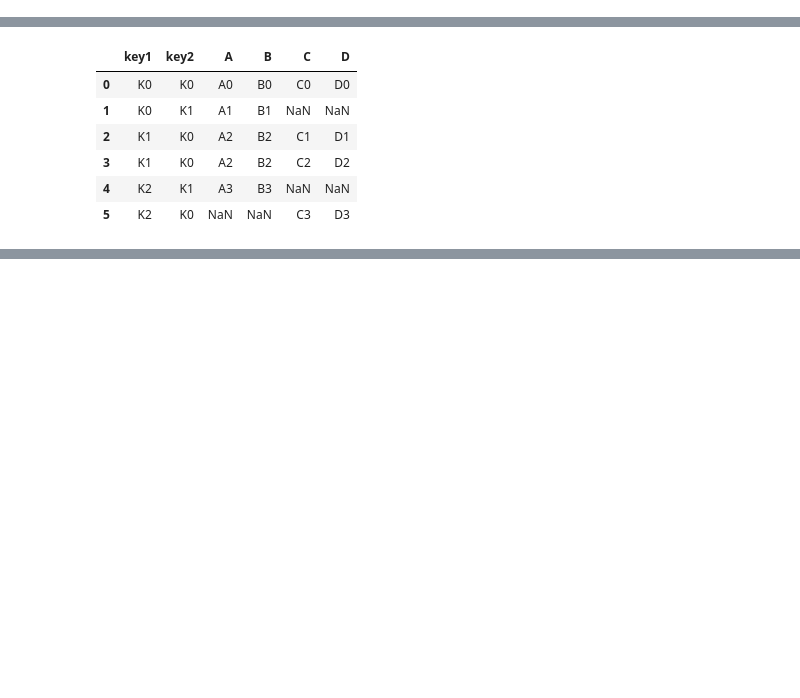
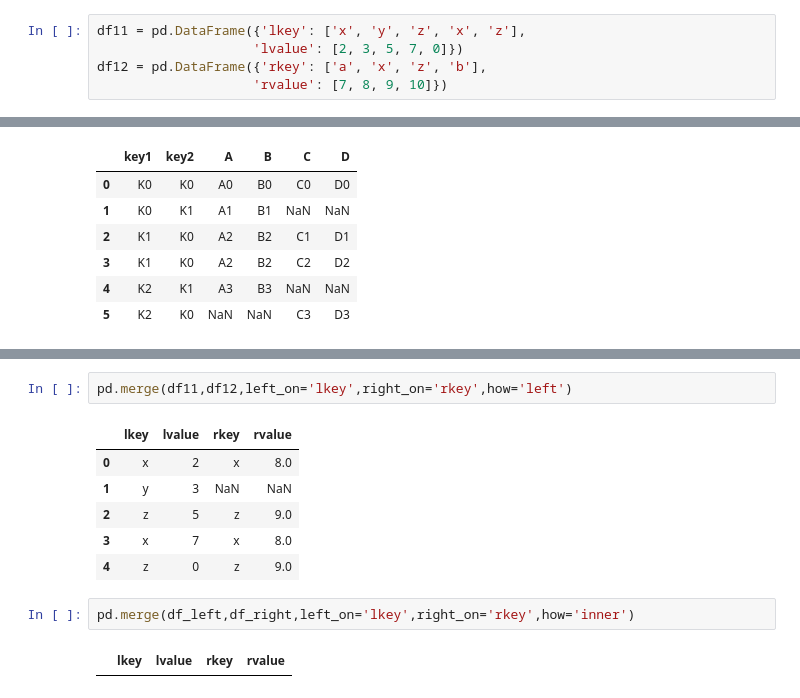
Before and after one commit to yasir5008/DS_-_ITF_Just_Working_Directory, a Jupyter notebook: DS_python_works/DAwPy_Sessions/DAwPy-S8.ipynb, the cells around one changed output, grey strips where cells are left out. Drawn from its saved outputs; the diff is of its cells as text; blank space fills up the shorter version.

```diff
--- a/DS_python_works/DAwPy_Sessions/DAwPy-S8.ipynb
+++ b/DS_python_works/DAwPy_Sessions/DAwPy-S8.ipynb
@@ -63,3 +63,8 @@ right3 = pd.DataFrame({'key1': ['K0', 'K1', 'K1', 'K2'],
                                'key2': ['K0', 'K0', 'K0', 'K0'],
                                   'C': ['C0', 'C1', 'C2', 'C3'],
                                   'D': ['D0', 'D1', 'D2', 'D3']})
+# %%
+df11 = pd.DataFrame({'lkey': ['x', 'y', 'z', 'x', 'z'],
+                    'lvalue': [2, 3, 5, 7, 0]})
+df12 = pd.DataFrame({'rkey': ['a', 'x', 'z', 'b'],
+                    'rvalue': [7, 8, 9, 10]})
@@ -501,0 +573,13 @@ pd.merge(left3,right3,on=['key1','key2'], how= 'outer')
+# %%
+pd.merge(df11,df12,left_on='lkey',right_on='rkey',how='left')
+# %% [output]
+|  | lkey | lvalue | rkey | rvalue |
+| 0 | x | 2 | x | 8.0 |
+| 1 | y | 3 | NaN | NaN |
+| 2 | z | 5 | z | 9.0 |
+| 3 | x | 7 | x | 8.0 |
+| 4 | z | 0 | z | 9.0 |
+# %%
+pd.merge(df_left,df_right,left_on='lkey',right_on='rkey',how='inner')
+# %% [output]
+|  | lkey | lvalue | rkey | rvalue |
```
Also changed, not shown: parts of 12 cells of this notebook, 1 other file.
